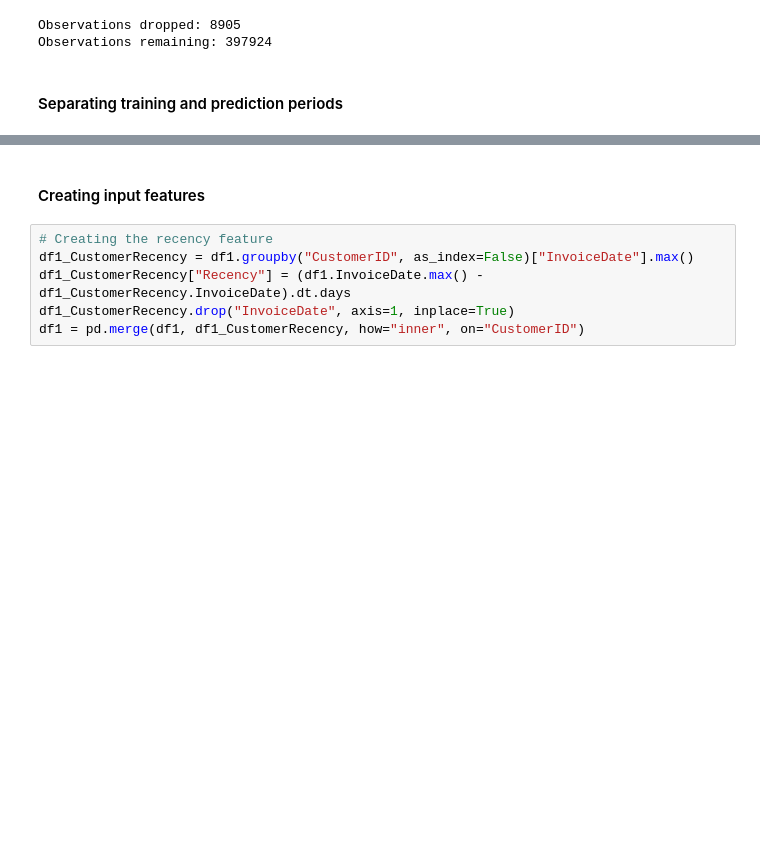
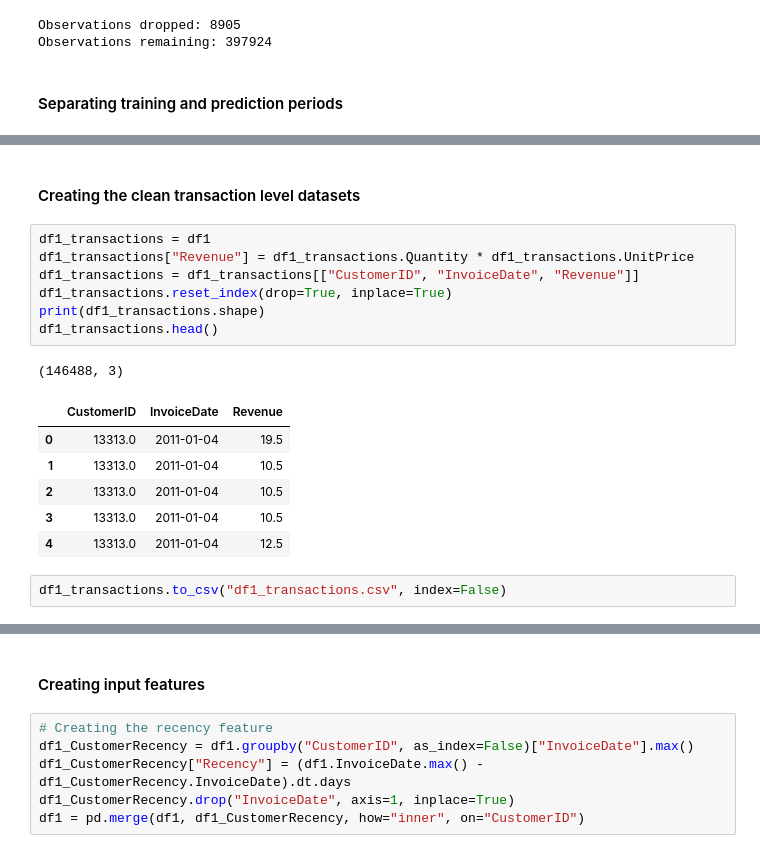
Before and after one commit to vubanc/AWS_DeployedCLVPredictor, a Jupyter notebook: Data Wrangling.ipynb, the cells around one changed output, grey strips where cells are left out. Saved outputs shown, nothing was run; the diff lists cells and outputs as text; blank space fills up the shorter version.

```diff
--- a/Data Wrangling.ipynb
+++ b/Data Wrangling.ipynb
@@ -155,3 +155,22 @@ df2 = df2[df2.CustomerID.isin(df1.CustomerID)]
 print(f"Total Customers: {len(df2.CustomerID.unique())}")
 # %% [output]
 Total Customers: 1871
+# %% [markdown]
+#### Creating the clean transaction level datasets
+# %%
+df1_transactions = df1
+df1_transactions["Revenue"] = df1_transactions.Quantity * df1_transactions.UnitPrice
+df1_transactions = df1_transactions[["CustomerID", "InvoiceDate", "Revenue"]]
+df1_transactions.reset_index(drop=True, inplace=True)
+print(df1_transactions.shape)
+df1_transactions.head()
+# %% [output]
+(146488, 3)
+|  | CustomerID | InvoiceDate | Revenue |
+| 0 | 13313.0 | 2011-01-04 | 19.5 |
+| 1 | 13313.0 | 2011-01-04 | 10.5 |
+| 2 | 13313.0 | 2011-01-04 | 10.5 |
+| 3 | 13313.0 | 2011-01-04 | 10.5 |
+| 4 | 13313.0 | 2011-01-04 | 12.5 |
+# %%
+df1_transactions.to_csv("df1_transactions.csv", index=False)
```
Also changed, not shown: parts of 19 cells of this notebook, 1 other file.
